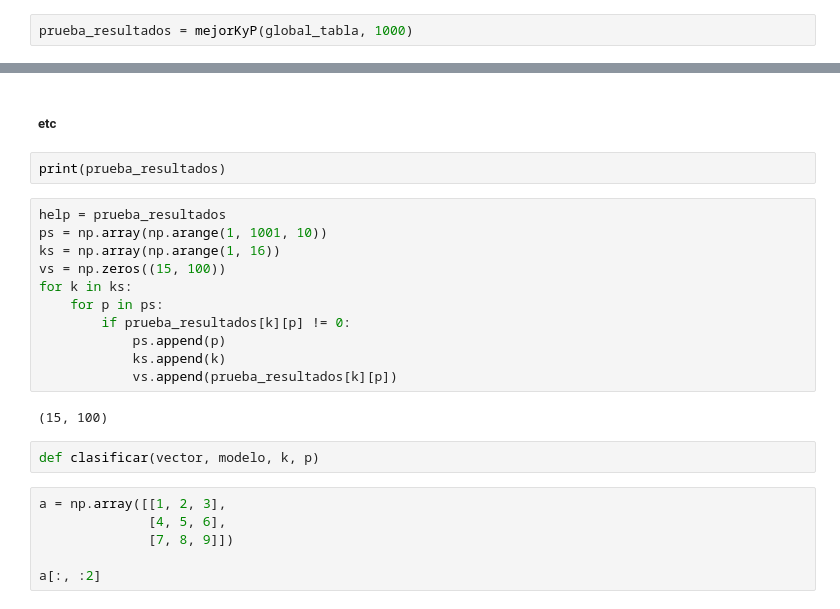
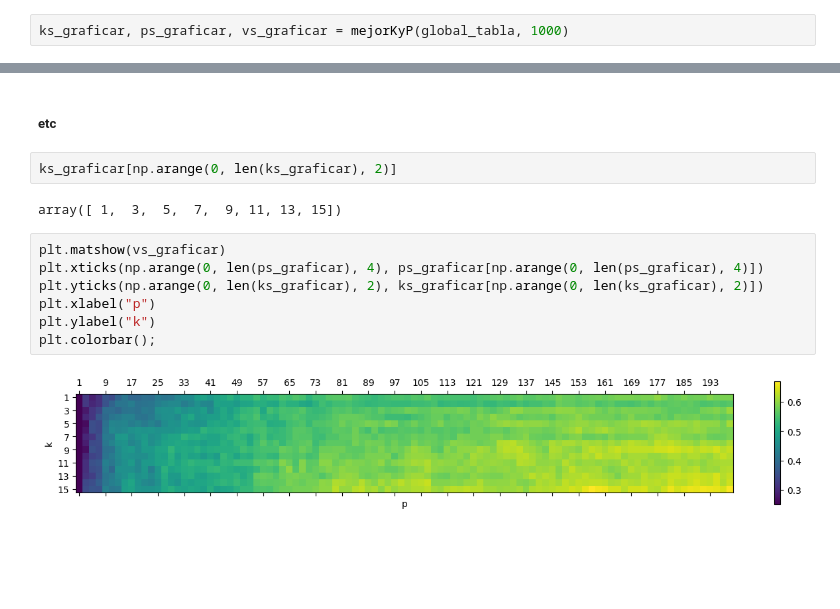
Before and after one commit to mamertowo/tp-mn-2, a Jupyter notebook: notebook.ipynb, the cells around one changed output, grey strips where cells are left out. Saved outputs shown, nothing was run; the diff lists cells and outputs as text; blank space fills up the shorter version.

Commit message:
grafico mejor p y k

```diff
--- a/notebook.ipynb
+++ b/notebook.ipynb
@@ -526,4 +524,4 @@ def mejorKyP(tabla, cantidad_dimensiones):
 # %% [markdown]
 ##### NO TOCAR sig CELDA
 # %%
-prueba_resultados = mejorKyP(global_tabla, 1000)
+ks_graficar, ps_graficar, vs_graficar = mejorKyP(global_tabla, 1000)
@@ -530,25 +546,15 @@ prueba_resultados = mejorKyP(global_tabla, 1000)
 # %% [markdown]
 ##### etc
-# %%
-print(prueba_resultados)
-# %%
-help = prueba_resultados
-ps = np.array(np.arange(1, 1001, 10))
-ks = np.array(np.arange(1, 16))
-vs = np.zeros((15, 100))
-for k in ks:
-    for p in ps:
-        if prueba_resultados[k][p] != 0:
-            ps.append(p)
-            ks.append(k)
-            vs.append(prueba_resultados[k][p])
-# %% [output]
-(15, 100)
-# %%
-def clasificar(vector, modelo, k, p)
-# %%
-a = np.array([[1, 2, 3],
-              [4, 5, 6],
-              [7, 8, 9]])
-
-a[:, :2]
+# %%
+ks_graficar[np.arange(0, len(ks_graficar), 2)]
+# %% [output]
+array([ 1,  3,  5,  7,  9, 11, 13, 15])
+# %%
+plt.matshow(vs_graficar)
+plt.xticks(np.arange(0, len(ps_graficar), 4), ps_graficar[np.arange(0, len(ps_graficar), 4)])
+plt.yticks(np.arange(0, len(ks_graficar), 2), ks_graficar[np.arange(0, len(ks_graficar), 2)])
+plt.xlabel("p")
+plt.ylabel("k")
+plt.colorbar();
+# %% [output]
+[figure, added]
```
Also changed, not shown: parts of 4 cells of this notebook.
